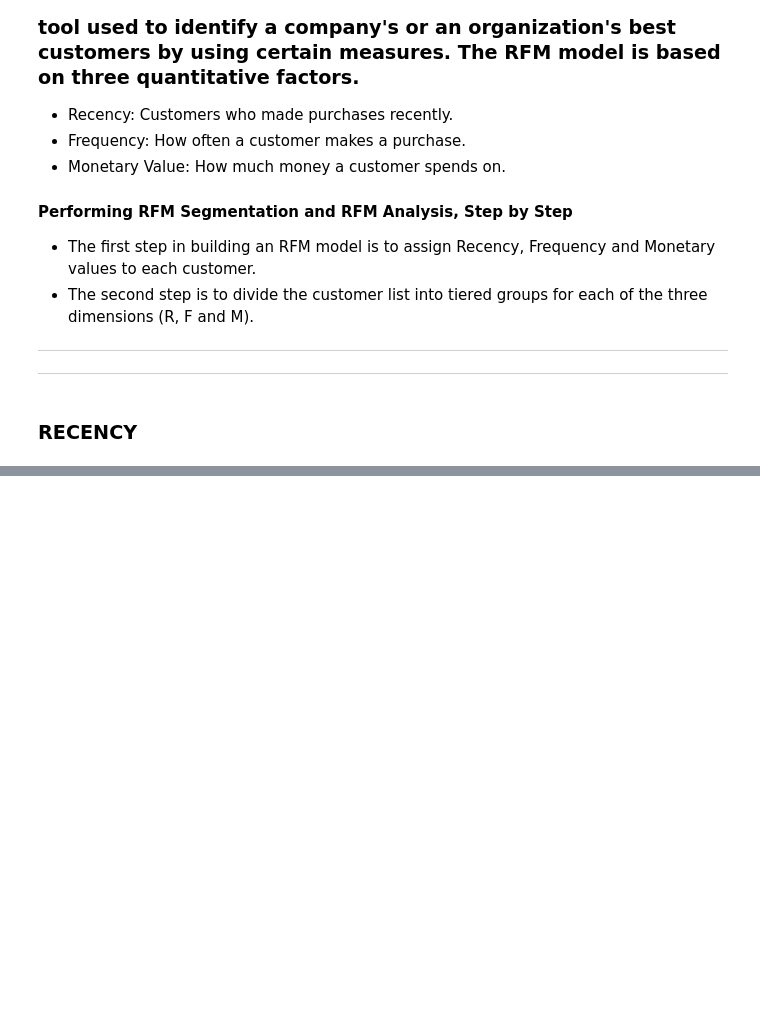
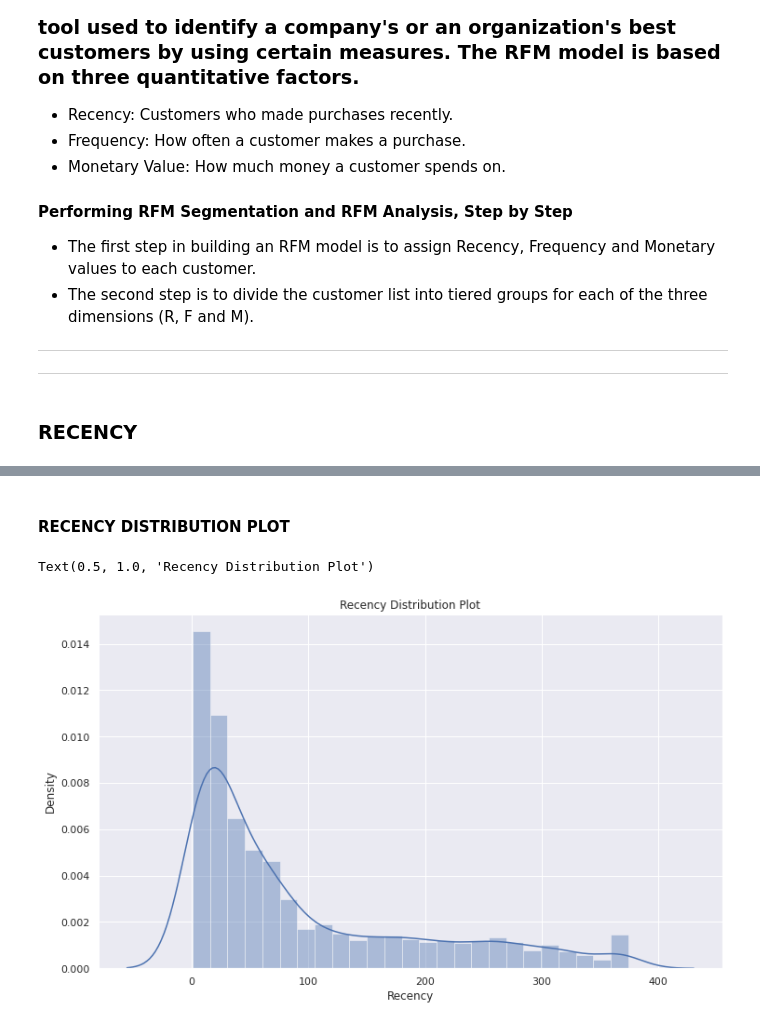
Before and after one commit to Mdanish2020/Customer_Segmentation_Project, a Jupyter notebook: Online_Retail_Customer_Segmentation_Capstone_Project.ipynb, the cells around one changed output, grey strips where cells are left out. Cells and saved outputs as stored; diff of their text form; code cells hidden in the pictures; blank space fills up the shorter version.

```diff
--- a/Online_Retail_Customer_Segmentation_Capstone_Project.ipynb
+++ b/Online_Retail_Customer_Segmentation_Capstone_Project.ipynb
@@ -476,0 +490,16 @@ Text(0.5, 1.0, 'CORRELTAION MATRIX')
+# %%
+customer_data['InvoiceNo'] = customer_data['InvoiceNo'].astype('str')
+customer_data = customer_data[~customer_data['InvoiceNo'].str.contains('C')]
+# %%
+# creating column for only date
+customer_data['Invoice_Date'] = customer_data['InvoiceDate'].dt.date
+snapshot_date = max(customer_data.InvoiceDate) + dt.timedelta(days=1)
+# Creating dataframe to record RFM score
+RFM_df = customer_data.groupby(['CustomerID']).agg({
+    'InvoiceDate': lambda x: (snapshot_date - x.max()).days,
+    'InvoiceNo': 'count',
+    'Total_Amount': 'sum'}).reset_index()
+# Renaming columns
+RFM_df.rename(columns = {'InvoiceDate': 'Recency',
+                            'InvoiceNo': 'Frequency',
+                            'Total_Amount': 'MonetaryValue'}, inplace=True)
@@ -476,0 +524,11 @@ Text(0.5, 1.0, 'CORRELTAION MATRIX')
+# %% [markdown]
+#### **RECENCY DISTRIBUTION PLOT**
+# %%
+# distribution plot for recency of customers
+plt.figure(figsize = (12,7))
+sns.set()
+sns.distplot(RFM_df.Recency)
+plt.title('Recency Distribution Plot')
+# %% [output]
+Text(0.5, 1.0, 'Recency Distribution Plot')
+[figure, added]
```
Also changed, not shown: parts of 42 cells of this notebook.
